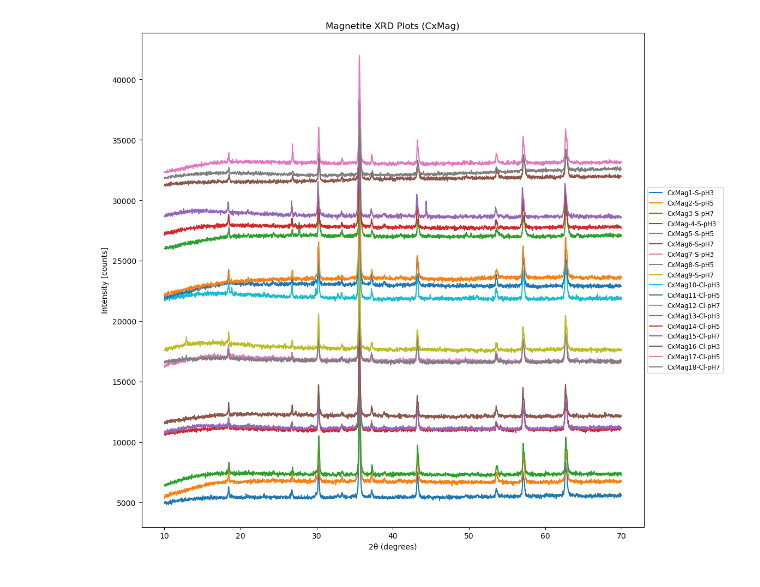
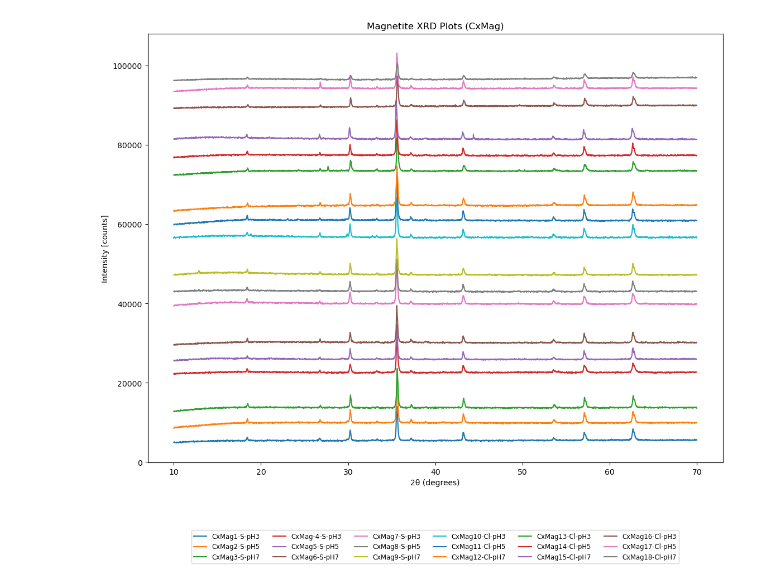
Before and after one commit to el3branr0cks/XRD_Stacks, a Jupyter notebook: XRD_Stack.ipynb, the cells around one changed output. Cells and saved outputs as stored; diff of their text form; code cells hidden in the pictures.

```diff
--- a/XRD_Stack.ipynb
+++ b/XRD_Stack.ipynb
@@ -23,39 +23,45 @@ files.sort(key=extract_number)
 plt.figure(figsize=(14, 10))
 # Now plot files in correct numeric order
 offset = 0
-offset_step = 800  # offset between samples within a group
-group_spacing = 3000  # extra offset between groups of 3 samples
+offset_step = 4000  # offset between samples within a group
+group_spacing = 5000  # extra offset between groups of 3 samples
 
 for i, f in enumerate(files, 1):
     data = np.loadtxt(f)
     angle = data[:, 0]
     intensity = data[:, 1]
 
     label_name = os.path.splitext(f.name)[0]  # filename without .txt
 
     plt.plot(angle, intensity + offset, label=label_name)
 
     offset += offset_step
 
   # Add extra spacing after every 3 samples to separate groups
     if i % 3 == 0:
         offset += group_spacing
 
 plt.xlabel('2θ (degrees)')
 plt.ylabel('Intensity [counts]')
 plt.title('Magnetite XRD Plots (CxMag)')
-handles, _ = plt.gca().get_legend_handles_labels()
-plt.legend(handles, custom_labels, loc='center left', bbox_to_anchor=(1, 0.5), fontsize='small')
+plt.legend(
+    handles,
+    custom_labels,
+    loc='upper center',
+    bbox_to_anchor=(0.5, -0.15),  # centers at bottom, adjusts vertical position
+    ncol=6,  # adjust columns as needed for number of labels
+    fontsize='small'
+)
 plt.tight_layout()
 
 ax = plt.gca()
 pos = ax.get_position()
 ax.set_position([pos.x0, pos.y0, pos.width * 0.8, pos.height])
 
 plt.savefig('stacked_xrd_plot.png', dpi=300)
 plt.show()
 # %% [output]
-[figure, old version]
+[figure, new version]
 # %%
 import os
 from pathlib import Path
```
Also changed, not shown: 1 other file.
